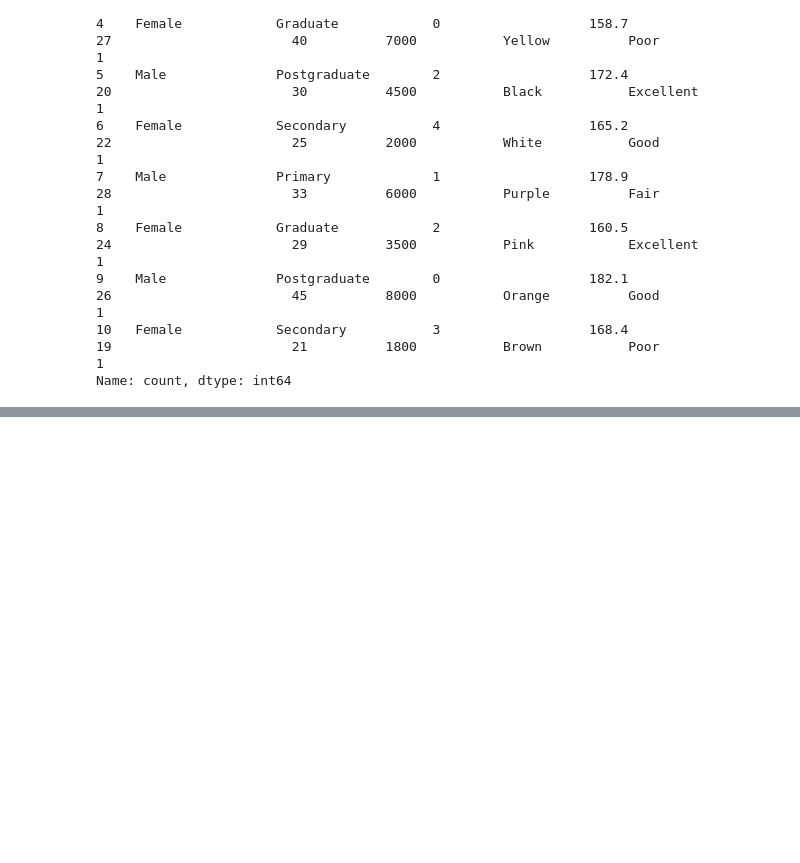
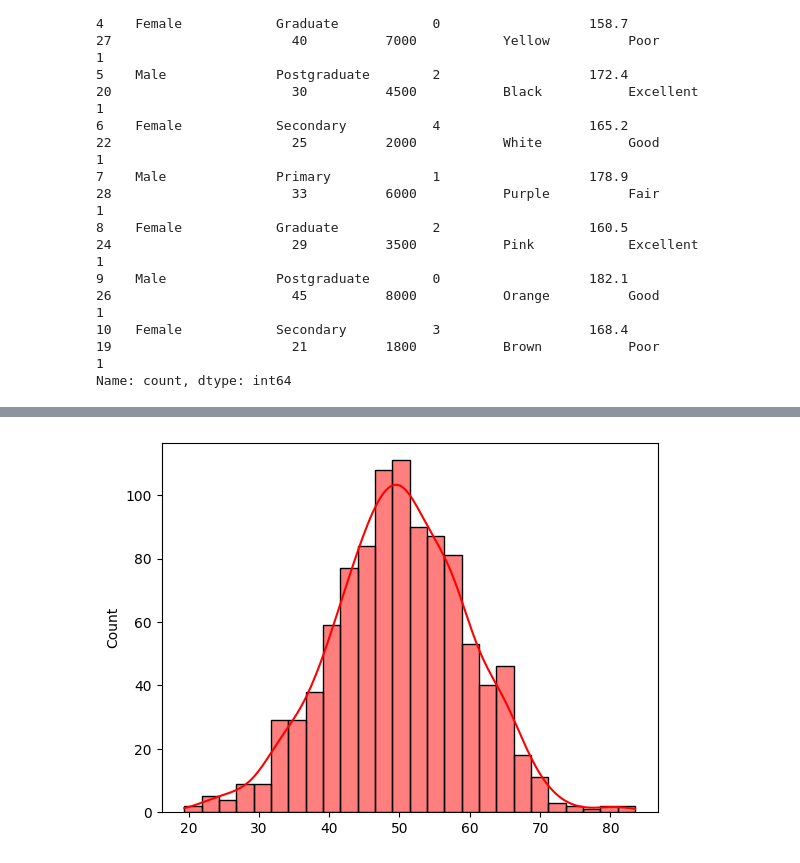
Before and after one commit to vishva0710/ML-From-Scratch, a Jupyter notebook: statistics_ml.ipynb, the cells around one changed output, grey strips where cells are left out. Cells and saved outputs as stored; diff of their text form; code cells hidden in the pictures; blank space fills up the shorter version.

```diff
--- a/statistics_ml.ipynb
+++ b/statistics_ml.ipynb
@@ -144,0 +241,7 @@ Name: count, dtype: int64
+# %%
+#Normal Distribution
+nom_data=np.random.normal(loc=50, scale=10, size=1000)
+sns.histplot(nom_data,kde=True,color='red')
+plt.show()# it is balanced, bell‑shaped.
+# %% [output]
+[figure, added]
```
Also changed, not shown: parts of 19 cells of this notebook.
